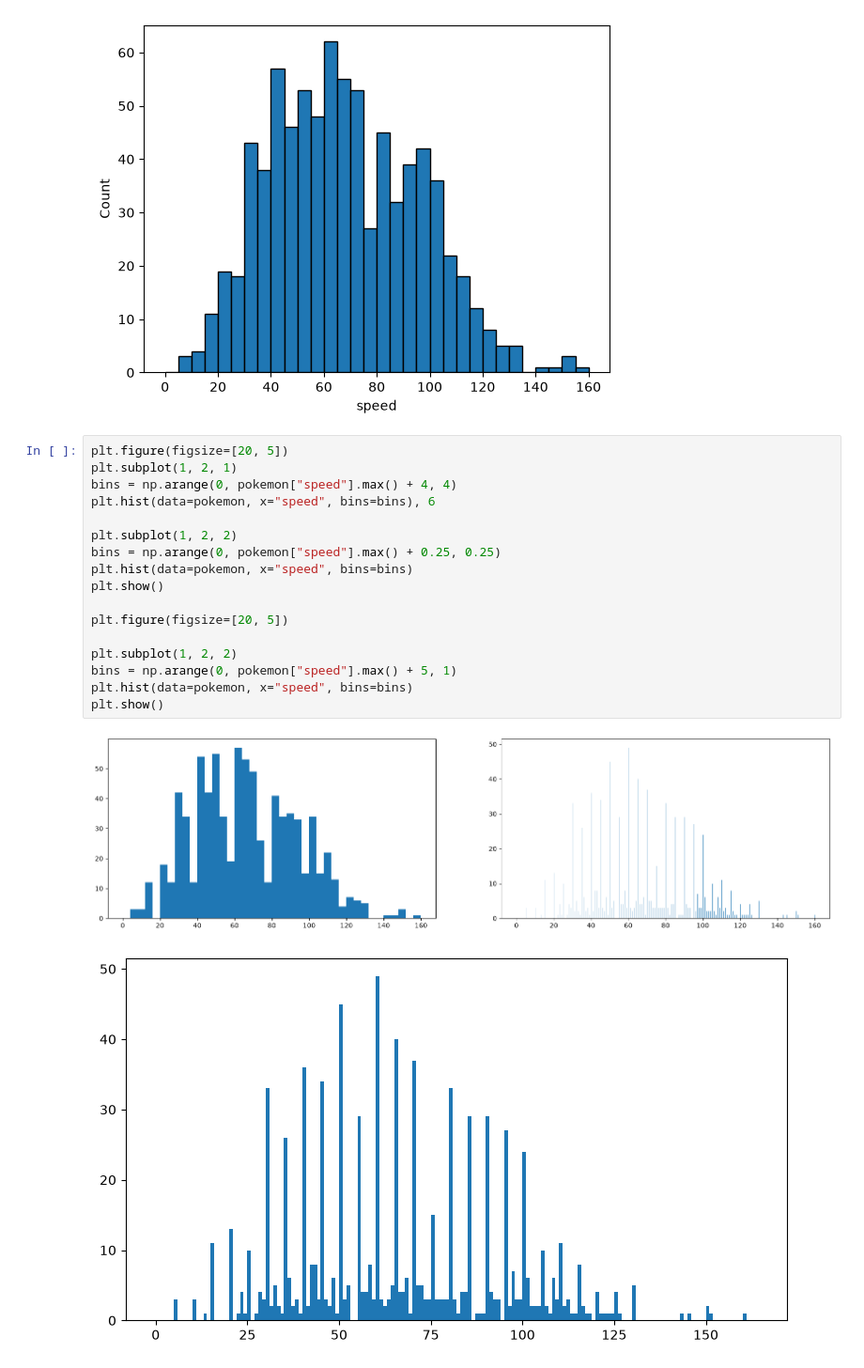
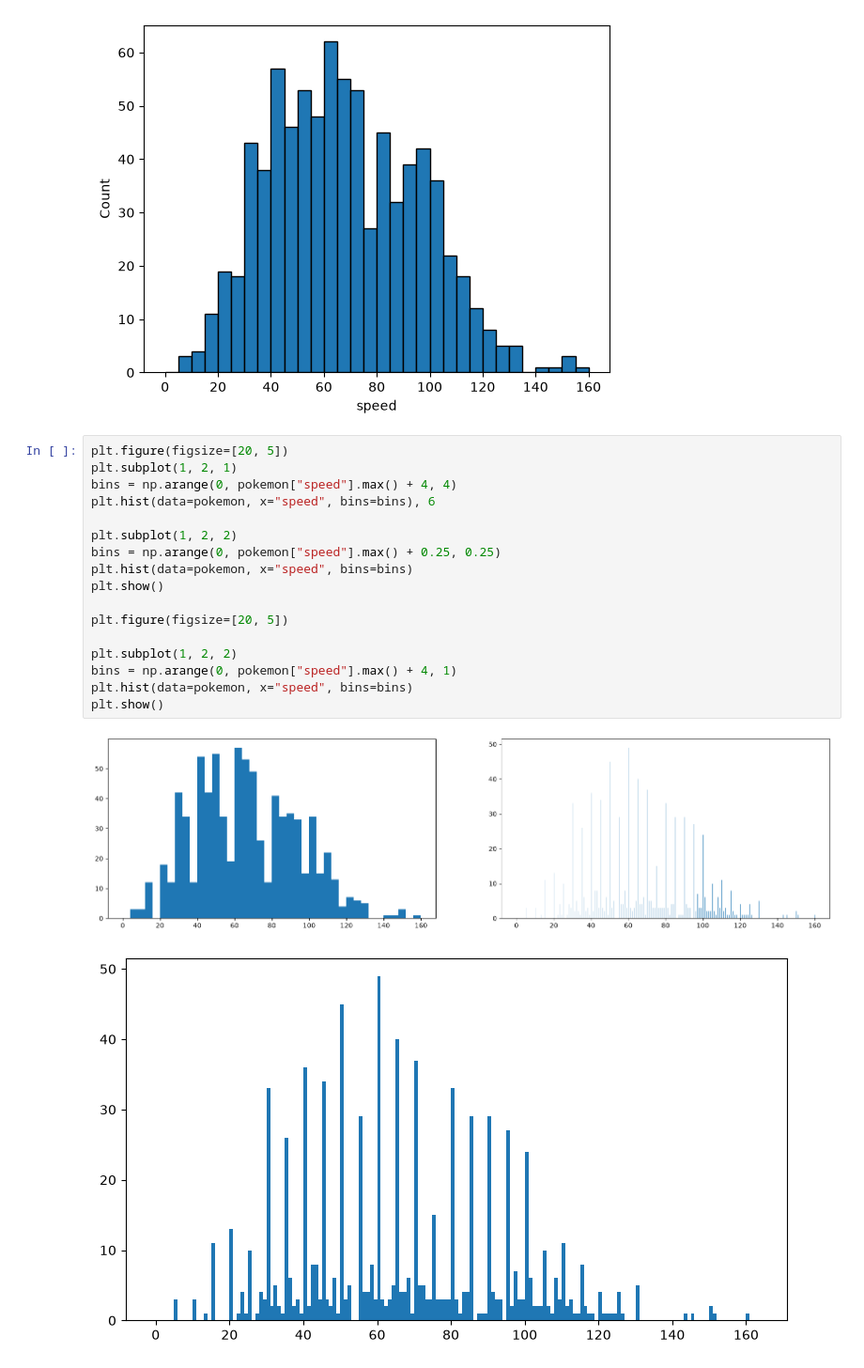
Before and after one commit to DeveloperDolon/data_analysis_learning, a Jupyter notebook: Histograms.ipynb, the cells around one changed output. Shown at 94% size. Saved outputs shown, nothing was run; the diff lists cells and outputs as text.

```diff
--- a/Histograms.ipynb
+++ b/Histograms.ipynb
@@ -55,20 +55,20 @@ plt.show()
 # %%
 plt.figure(figsize=[20, 5])
 plt.subplot(1, 2, 1)
 bins = np.arange(0, pokemon["speed"].max() + 4, 4)
 plt.hist(data=pokemon, x="speed", bins=bins), 6
 
 plt.subplot(1, 2, 2)
 bins = np.arange(0, pokemon["speed"].max() + 0.25, 0.25)
 plt.hist(data=pokemon, x="speed", bins=bins)
 plt.show()
 
 plt.figure(figsize=[20, 5])
 
 plt.subplot(1, 2, 2)
-bins = np.arange(0, pokemon["speed"].max() + 5, 1)
+bins = np.arange(0, pokemon["speed"].max() + 4, 1)
 plt.hist(data=pokemon, x="speed", bins=bins)
 plt.show()
 # %% [output]
 [figure]
-[figure, old version]
+[figure, new version]
```
Also changed, not shown: 1 other file.
